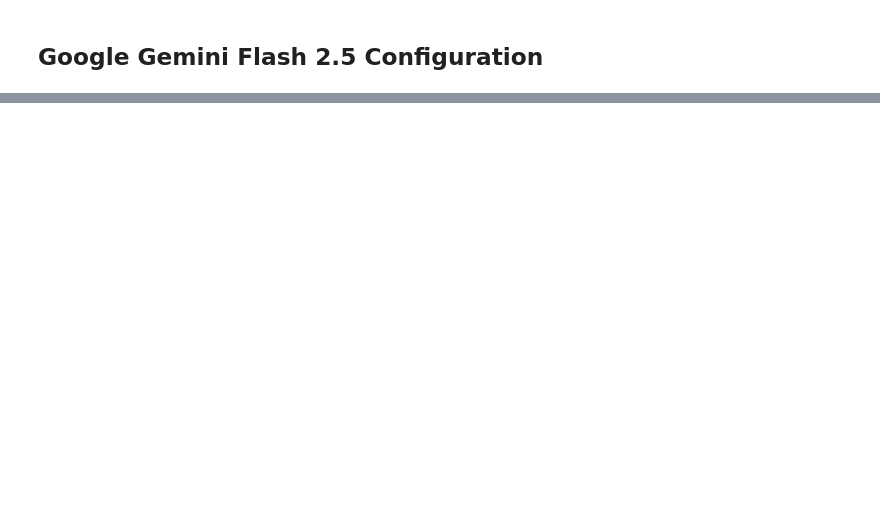
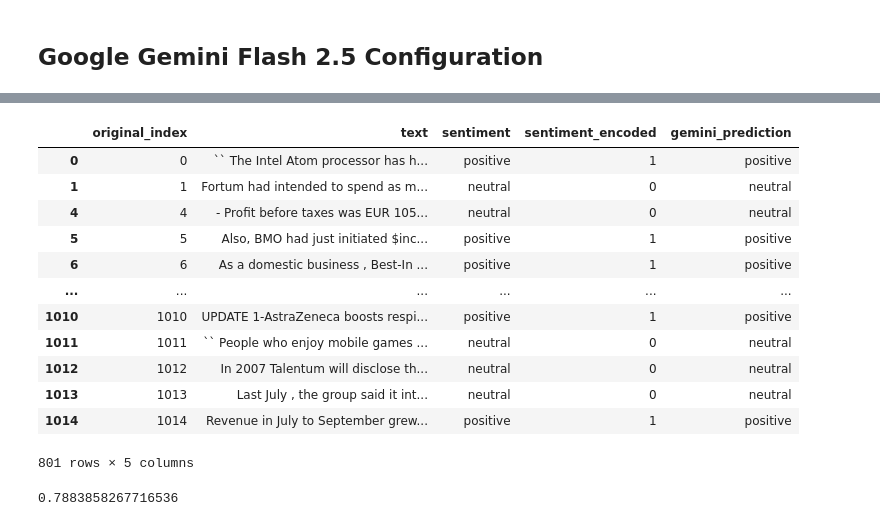
Before and after one commit to grkmzkn/finnews-insights, a Jupyter notebook: src/sentiment_analysis_llm.ipynb, the cells around one changed output, grey strips where cells are left out. Saved outputs shown, nothing was run; the diff lists cells and outputs as text; code cells hidden in the pictures; blank space fills up the shorter version.

```diff
--- a/src/sentiment_analysis_llm.ipynb
+++ b/src/sentiment_analysis_llm.ipynb
@@ -725,0 +580,21 @@ print("\n💡 Note: This is a zero-shot evaluation using Gemini Flash 2.5")
+# %%
+print("="*70)
+print("ADDING PREDICTIONS TO DATAFRAME")
+print("="*70)
+
+predictions_dict = {pred['id']: pred['sentiment'].lower() for pred in predictions if 'id' in pred and 'sentiment' in pred}
+
+print(f"\n✓ Tahminler dictionary'ye dönüştürüldü")
+print(f"  • Toplam: {len(predictions_dict)} tahmin")
+
+df_test_100['gemini_prediction'] = df_test_100.index.map(predictions_dict)
+
+matched = df_test_100['gemini_prediction'].notna().sum()
+print(f"\n✓ DataFrame güncellendi")
+print(f"  • Eşleşen tahmin: {matched}/{len(df_test_100)}")
+
+print(f"\n📋 İlk 10 satır (Text | True | Predicted):")
+print("-" * 70)
+for idx, row in df_test_100.head(10).iterrows():
+    match = "✓" if row['sentiment'] == row['gemini_prediction'] else "✗"
+    print(f"{match} {idx}: {row['text'][:40]:40} | {row['sentiment']:8} | {row['gemini_prediction']}")
@@ -725,0 +619,16 @@ print("\n💡 Note: This is a zero-shot evaluation using Gemini Flash 2.5")
+# %%
+print("="*70)
+print("SAVING GEMINI PREDICTIONS TO DATAFRAME")
+print("="*70)
+
+gemini_results = df_test_100[['text', 'sentiment', 'sentiment_encoded', 'gemini_prediction']].copy()
+
+gemini_results = gemini_results.reset_index(drop=False)
+gemini_results.rename(columns={'index': 'original_index'}, inplace=True)
+
+print(f"\n✓ Gemini tahminleri saklandı")
+print(f"  • DataFrame boyutu: {len(gemini_results)} satır")
+print(f"  • Kolonlar: {list(gemini_results.columns)}")
+
+print(f"\n📊 İlk 5 tahmin:")
+print(gemini_results.head())
@@ -725,0 +1076,20 @@ print("\n💡 Note: This is a zero-shot evaluation using Gemini Flash 2.5")
+# %%
+gemini_results[gemini_results["gemini_prediction"] == gemini_results["sentiment"]]
+# %% [output]
+|  | original_index | text | sentiment | sentiment_encoded | gemini_prediction |
+| 0 | 0 | `` The Intel Atom processor has h... | positive | 1 | positive |
+| 1 | 1 | Fortum had intended to spend as m... | neutral | 0 | neutral |
+| 4 | 4 | - Profit before taxes was EUR 105... | neutral | 0 | neutral |
+| 5 | 5 | Also, BMO had just initiated $inc... | positive | 1 | positive |
+| 6 | 6 | As a domestic business , Best-In ... | positive | 1 | positive |
+| ... | ... | ... | ... | ... | ... |
+| 1010 | 1010 | UPDATE 1-AstraZeneca boosts respi... | positive | 1 | positive |
+| 1011 | 1011 | `` People who enjoy mobile games ... | neutral | 0 | neutral |
+| 1012 | 1012 | In 2007 Talentum will disclose th... | neutral | 0 | neutral |
+| 1013 | 1013 | Last July , the group said it int... | neutral | 0 | neutral |
+| 1014 | 1014 | Revenue in July to September grew... | positive | 1 | positive |
+801 rows × 5 columns
+# %%
+len(gemini_results[gemini_results["gemini_prediction"] == gemini_results["sentiment"]]) / len(gemini_results)
+# %% [output]
+0.7883858267716536
```
Also changed, not shown: parts of 44 cells of this notebook.
